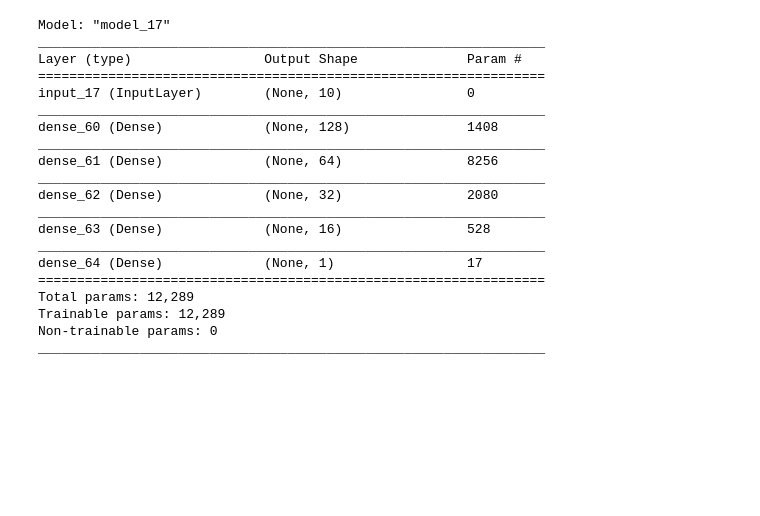
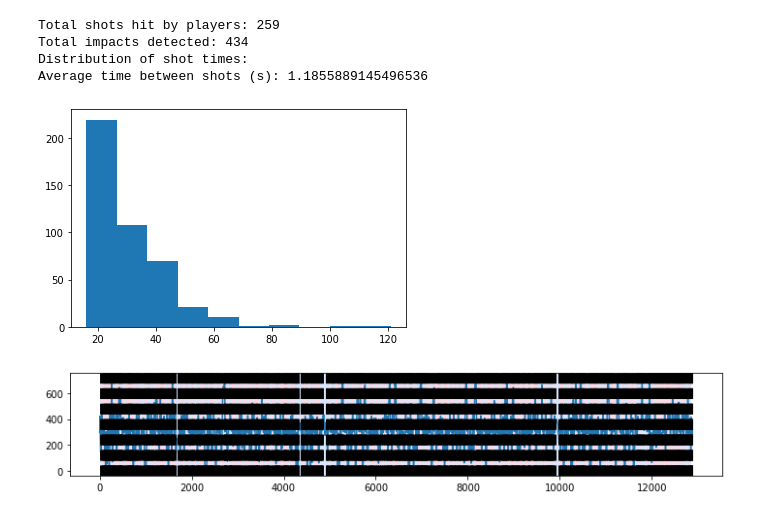
Before and after one commit to jhwang7628/monotrack, a Jupyter notebook: notebooks/single-match-analysis.ipynb, the cells around one changed output. Cells and saved outputs as stored; diff of their text form; code cells hidden in the pictures; blank space fills up the shorter version.

```diff
--- a/notebooks/single-match-analysis.ipynb
+++ b/notebooks/single-match-analysis.ipynb
@@ -104,18 +67,18 @@ def detect_hits(x, y, thresh=10, window=7, closeness=15):
+# %%
+poses = read_player_poses('./output/%s' % root_name)
+court = Court(
+    read_court('./data/%s_court.out' % root_name)
+)
 # %%
 import ruptures as rpt
 
-frame_lim = 10000
-
-# Cut signals
-Xb = Xb[:frame_lim]
-Yb = Yb[:frame_lim]
-
 # signal
-signal_x = np.array(Xb)
-signal_y = np.array(Yb)
+signal_x = np.array(trajectory.X)
+signal_y = np.array(trajectory.Y)
 
 # detection
-result = detect_hits(signal_x, signal_y)
+detector = AdhocHitDetector(poses, trajectory)
+result, is_hit = detector.detect_hits(fps)
 
 # display
 rpt.display(signal_y, result, result)
@@ -125,0 +87,6 @@ plt.show()
+Total shots hit by players: 259
+Total impacts detected: 434
+Distribution of shot times:
+Average time between shots (s): 1.1855889145496536
+[figure, added]
+[figure, added]
@@ -131,23 +92,0 @@ hitnet_model = keras.models.load_model('./../TrackNetv2/3_in_3_out/hitnet_weight
-# %%
-hitnet_model.summary()
-# %% [output]
-Model: "model_17"
-_________________________________________________________________
-Layer (type)                 Output Shape              Param #
-=================================================================
-input_17 (InputLayer)        (None, 10)                0
-_________________________________________________________________
-dense_60 (Dense)             (None, 128)               1408
-_________________________________________________________________
-dense_61 (Dense)             (None, 64)                8256
-_________________________________________________________________
-dense_62 (Dense)             (None, 32)                2080
-_________________________________________________________________
-dense_63 (Dense)             (None, 16)                528
-_________________________________________________________________
-dense_64 (Dense)             (None, 1)                 17
-=================================================================
-Total params: 12,289
-Trainable params: 12,289
-Non-trainable params: 0
-_________________________________________________________________
```
Also changed, not shown: parts of 28 cells of this notebook, 21 other files.
